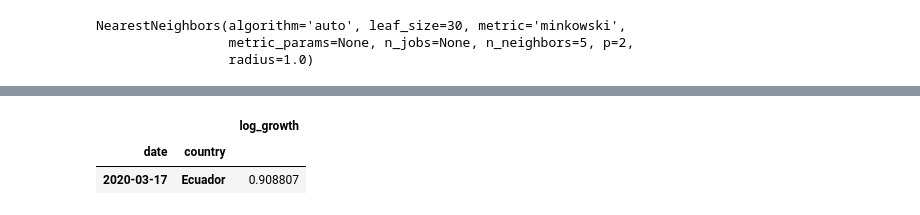
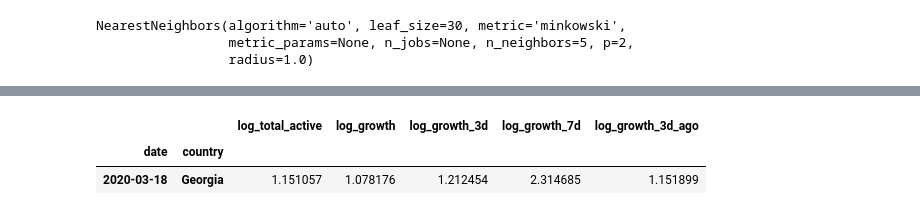
Before and after one commit to mandrecki/coronus-ml, a Jupyter notebook: notebooks/marian/nearest_neighbours.ipynb, the cells around one changed output, grey strips where cells are left out. Cells and saved outputs as stored; diff of their text form; code cells hidden in the pictures.

```diff
--- a/notebooks/marian/nearest_neighbours.ipynb
+++ b/notebooks/marian/nearest_neighbours.ipynb
@@ -27,10 +27,10 @@ from coronus_web.loading.download import GEO_LEVELS, CASE_TYPES  # constants
 ### Or get our preprocessed cases
 # %%
 geo_level = "country"
-total = get_cases(geo_level, "total")
-active = get_cases(geo_level, "active")
-deaths = get_cases(geo_level, "deaths")
-recovered = get_cases(geo_level, "recovered")
+total = get_cases(geo_level, "total") + 0.1
+active = get_cases(geo_level, "active") + 0.1
+deaths = get_cases(geo_level, "deaths") + 0.1
+recovered = get_cases(geo_level, "recovered") + 0.1
 # %%
 # active = active.resample("D").interpolate(method="time")
-active = active.rolling(5).mean()
+active = active.rolling(5).mean().fillna(method="ffill")
@@ -40,19 +55,21 @@ active = active.rolling(5).mean()
 smooth = 10
 features = pd.concat(
     [
-        np.log(active).stack().rename("log_active"),
-        np.log(active).diff(1).stack().rename("log_growth")/1,
-        np.log(active).diff(3).stack().rename("log_growth_3")/3,
-        np.log(active).diff(5).stack().rename("log_growth_5")/5,
-        np.log(active).diff(10).stack().rename("log_growth_10")/10,
-
-        np.log(deaths).stack().rename("log_deaths"),
-        (np.log(recovered) - np.log(deaths)).stack().rename("log_recovered_deaths")
+#         np.log(active).stack().rename("log_active"),
+#         np.log(total).stack().rename("log_total"),
+        (np.log(total) - np.log(active)).stack().rename("log_total_active"),
+        np.log(active).diff(1).stack().rename("log_growth"),
+        np.log(active).diff(3).stack().rename("log_growth_3d"),
+        np.log(active).diff(7).stack().rename("log_growth_7d"),
+        np.log(active).diff(1).shift(3).stack().rename("log_growth_3d_ago"),
+#         np.log(deaths).stack().rename("log_deaths"),
+#         (np.log(recovered) - np.log(deaths)).stack().rename("log_recovered_deaths")
     ],
     axis=1
 )
 features = features.sort_index()
-features = features.replace([-np.inf, np.inf], np.nan).fillna(method="backfill")
-features_scaled = features.dropna()
+# features_scaled = features.replace([-np.inf, np.inf], np.nan).fillna(method="backfill")
+features_scaled = features
+features_scaled = features_scaled.dropna()
 features_scaled
 # %% [output]
@@ -120,6 +133,9 @@ array([0.45548245, 0.19580039, 0.13608552, 0.09795821, 0.06100987])
 # %%
-train_encoding = pd.DataFrame(encoder.transform(train), index=train.index)
-test_encoding = pd.DataFrame(encoder.transform(test), index=test.index)
+# train_encoding = pd.DataFrame(encoder.transform(train), index=train.index)
+# test_encoding = pd.DataFrame(encoder.transform(test), index=test.index)
+
+train_encoding = train
+test_encoding = test
 # %%
 sample = train_encoding.sample(100)
 sns.pairplot(
@@ -209,8 +232,8 @@ plot_interactive_df(sims[["prediction", "truth"]])
 # %% [output]
 [interactive output not drawn]
 # %%
-test.loc[guy.index]
+np.exp(features.loc[guy.index])
 # %% [output]
-|  |  | log_growth |
-| date | country |  |
-| 2020-03-17 | Ecuador | 0.908807 |
+|  |  | log_total_active | log_growth | log_growth_3d | log_growth_7d | log_growth_3d_ago |
+| date | country |  |  |  |  |  |
+| 2020-03-18 | Georgia | 1.151057 | 1.078176 | 1.212454 | 2.314685 | 1.151899 |
```
Also changed, not shown: parts of 14 cells of this notebook.
